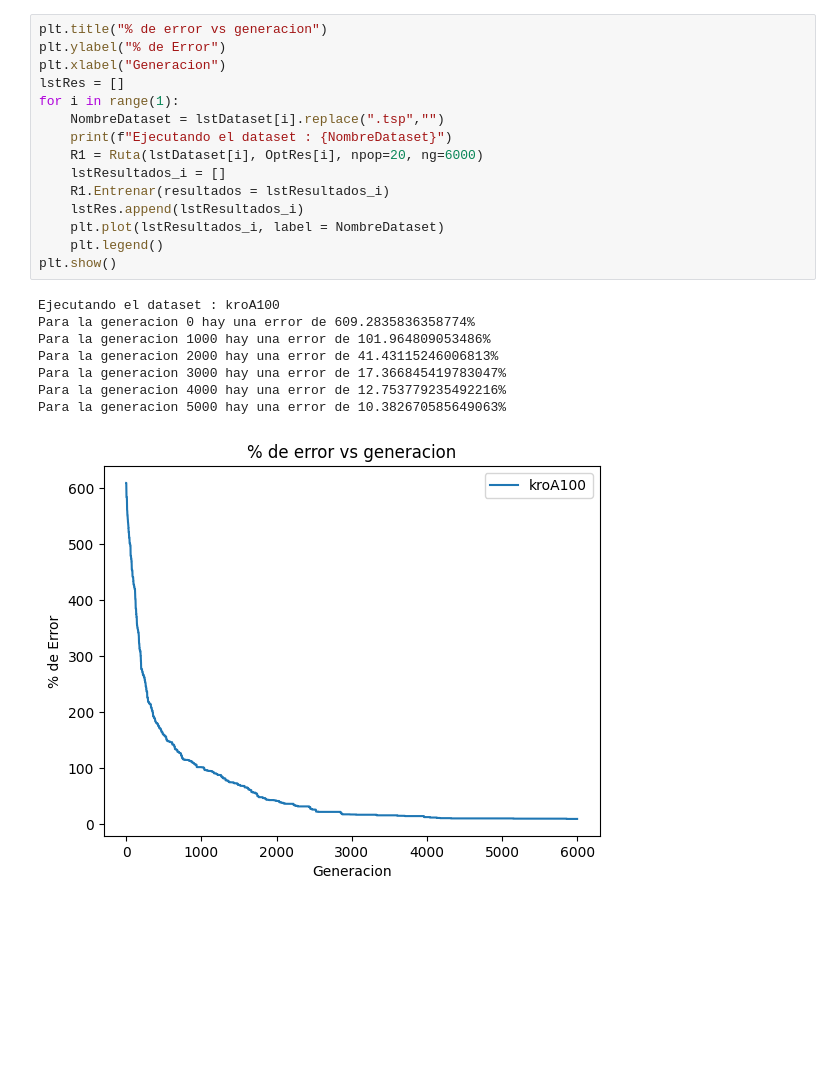
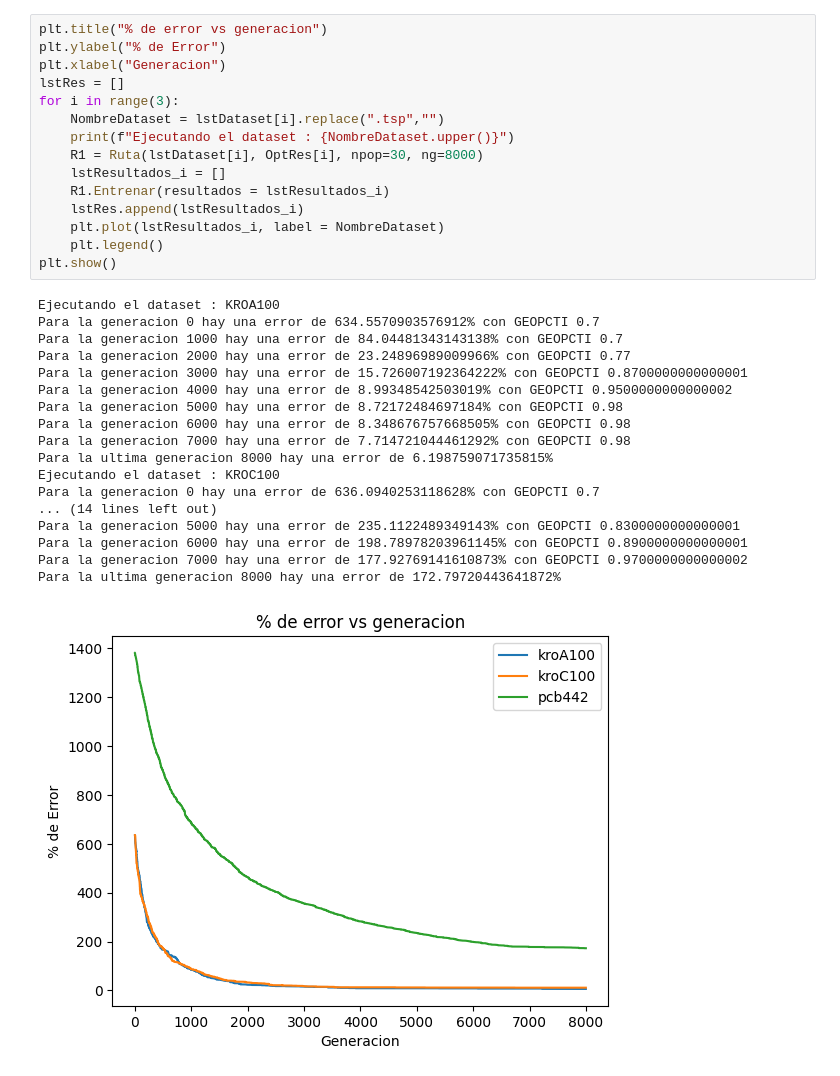
Before and after one commit to AgenteAlfa/PC4-Prob, a Jupyter notebook: solucion.ipynb, the cells around one changed output. Saved outputs shown, nothing was run; the diff lists cells and outputs as text; blank space fills up the shorter version.

```diff
--- a/solucion.ipynb
+++ b/solucion.ipynb
@@ -114,24 +148,34 @@ class Ruta:
 # %%
 plt.title("% de error vs generacion")
 plt.ylabel("% de Error")
 plt.xlabel("Generacion")
 lstRes = []
-for i in range(1):
+for i in range(3):
     NombreDataset = lstDataset[i].replace(".tsp","")
-    print(f"Ejecutando el dataset : {NombreDataset}")
-    R1 = Ruta(lstDataset[i], OptRes[i], npop=20, ng=6000)
+    print(f"Ejecutando el dataset : {NombreDataset.upper()}")
+    R1 = Ruta(lstDataset[i], OptRes[i], npop=30, ng=8000)
     lstResultados_i = []
     R1.Entrenar(resultados = lstResultados_i)
     lstRes.append(lstResultados_i)
     plt.plot(lstResultados_i, label = NombreDataset)
     plt.legend()
 plt.show()
 # %% [output]
-Ejecutando el dataset : kroA100
-Para la generacion 0 hay una error de 609.2835836358774%
-Para la generacion 1000 hay una error de 101.964809053486%
-Para la generacion 2000 hay una error de 41.43115246006813%
-Para la generacion 3000 hay una error de 17.366845419783047%
-Para la generacion 4000 hay una error de 12.753779235492216%
-Para la generacion 5000 hay una error de 10.382670585649063%
+Ejecutando el dataset : KROA100
+Para la generacion 0 hay una error de 634.5570903576912% con GEOPCTI 0.7
+Para la generacion 1000 hay una error de 84.04481343143138% con GEOPCTI 0.7
+Para la generacion 2000 hay una error de 23.24896989009966% con GEOPCTI 0.77
+Para la generacion 3000 hay una error de 15.726007192364222% con GEOPCTI 0.8700000000000001
+Para la generacion 4000 hay una error de 8.99348542503019% con GEOPCTI 0.9500000000000002
+Para la generacion 5000 hay una error de 8.72172484697184% con GEOPCTI 0.98
+Para la generacion 6000 hay una error de 8.348676757668505% con GEOPCTI 0.98
+Para la generacion 7000 hay una error de 7.714721044461292% con GEOPCTI 0.98
+Para la ultima generacion 8000 hay una error de 6.198759071735815%
+Ejecutando el dataset : KROC100
+Para la generacion 0 hay una error de 636.0940253118628% con GEOPCTI 0.7
+... (14 lines left out)
+Para la generacion 5000 hay una error de 235.1122489349143% con GEOPCTI 0.8300000000000001
+Para la generacion 6000 hay una error de 198.78978203961145% con GEOPCTI 0.8900000000000001
+Para la generacion 7000 hay una error de 177.92769141610873% con GEOPCTI 0.9700000000000002
+Para la ultima generacion 8000 hay una error de 172.79720443641872%
-[figure, old version]
+[figure, new version]
```
Also changed, not shown: parts of 1 cell of this notebook, 1 other file.
